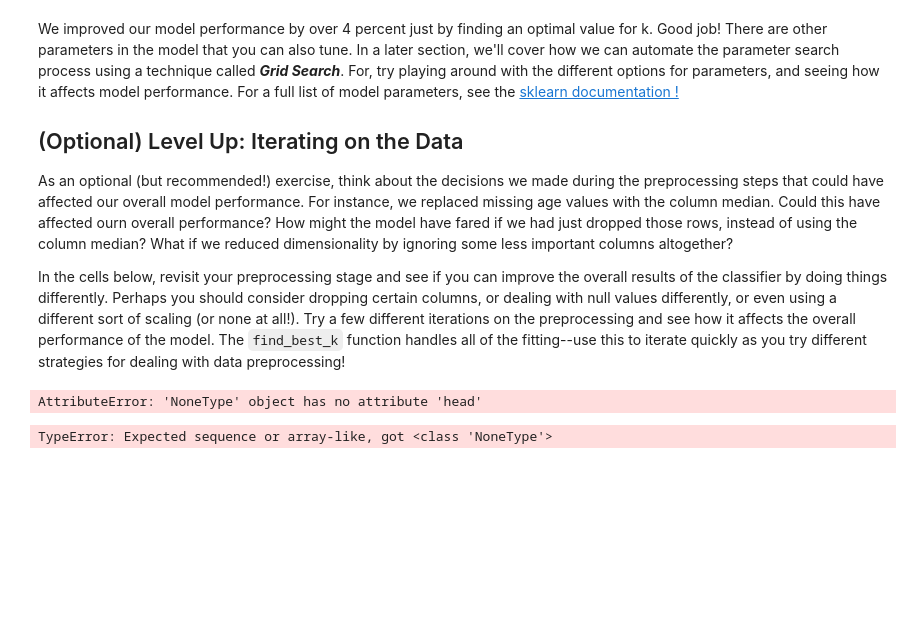
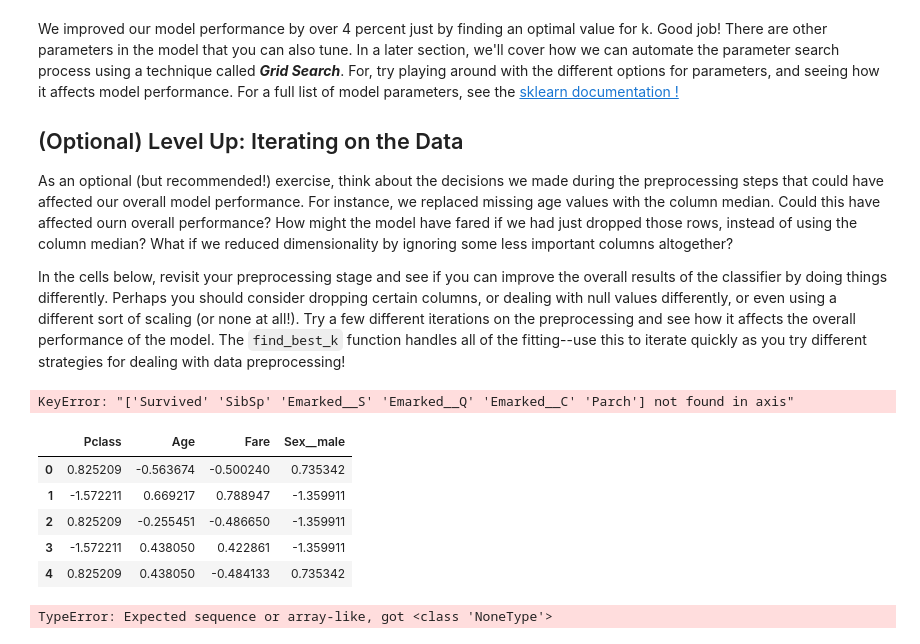
Before and after one commit to danjizquierdo/dsc-3-27-12-knn-with-sklearn-lab-nyc-ds-career-012819, a Jupyter notebook: index.ipynb, the cells around one changed output. Cells and saved outputs as stored; diff of their text form; code cells hidden in the pictures; blank space fills up the shorter version.

```diff
--- a/index.ipynb
+++ b/index.ipynb
@@ -267,11 +267,18 @@ As an optional (but recommended!) exercise, think about the decisions we made du
 
 In the cells below, revisit your preprocessing stage and see if you can improve the overall results of the classifier by doing things differently. Perhaps you should consider dropping certain columns, or dealing with null values differently, or even using a different sort of scaling (or none at all!). Try a few different iterations on the preprocessing and see how it affects the overall performance of the model. The `find_best_k` function handles all of the fitting--use this to iterate quickly as you try different strategies for dealing with data preprocessing!
 # %%
-no_siblings=scaled_df.drop(['Survived','SibSp','Emarked__S','Emarked__Q','Emarked__C','Parch'],axis=1,inplace=True)
+no_siblings=scaled_df.drop(['Survived','SibSp','Emarked__S','Emarked__Q','Emarked__C','Parch'],axis=1)
+# %% [output]
+KeyError: "['Survived' 'SibSp' 'Emarked__S' 'Emarked__Q' 'Emarked__C' 'Parch'] not found in axis"
 # %%
-scaled_df.
+scaled_df.head()
 # %% [output]
-AttributeError: 'NoneType' object has no attribute 'head'
+|  | Pclass | Age | Fare | Sex__male |
+| 0 | 0.825209 | -0.563674 | -0.500240 | 0.735342 |
+| 1 | -1.572211 | 0.669217 | 0.788947 | -1.359911 |
+| 2 | 0.825209 | -0.255451 | -0.486650 | -1.359911 |
+| 3 | -1.572211 | 0.438050 | 0.422861 | -1.359911 |
+| 4 | 0.825209 | 0.438050 | -0.484133 | 0.735342 |
 # %%
 X_train, X_test, y_train, y_test = train_test_split(no_siblings, target, test_size=0.20, random_state=42)
 find_best_k(X_train, X_test, y_train, y_test)
```
